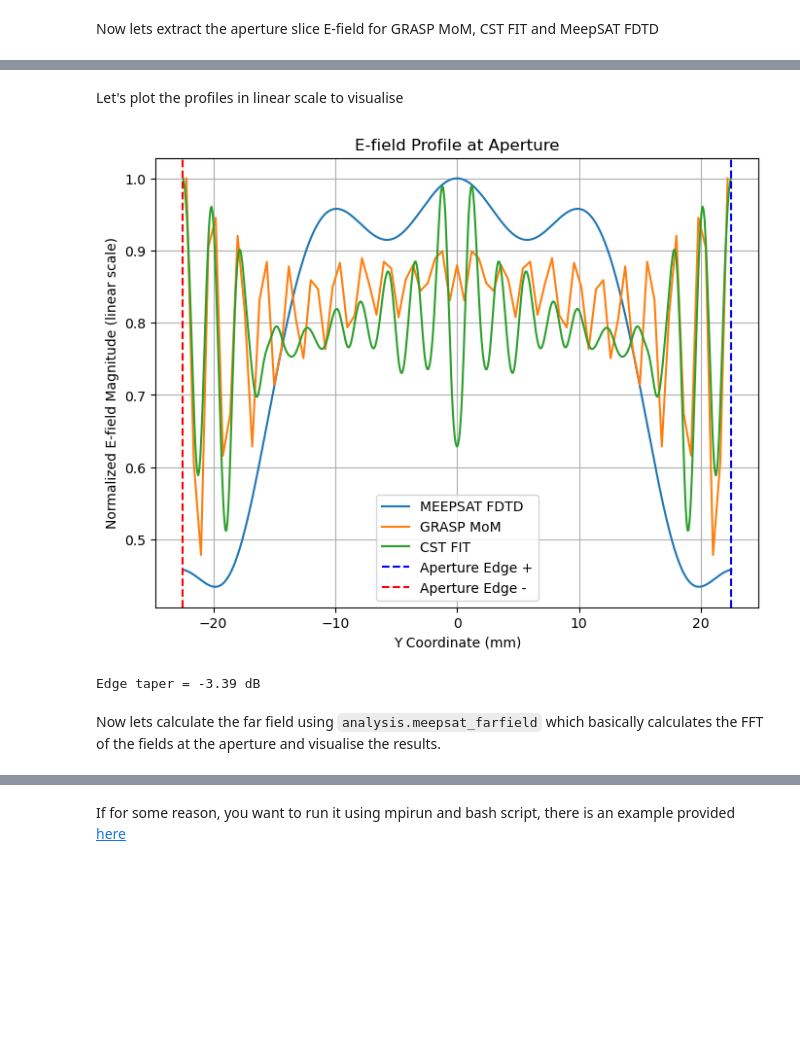
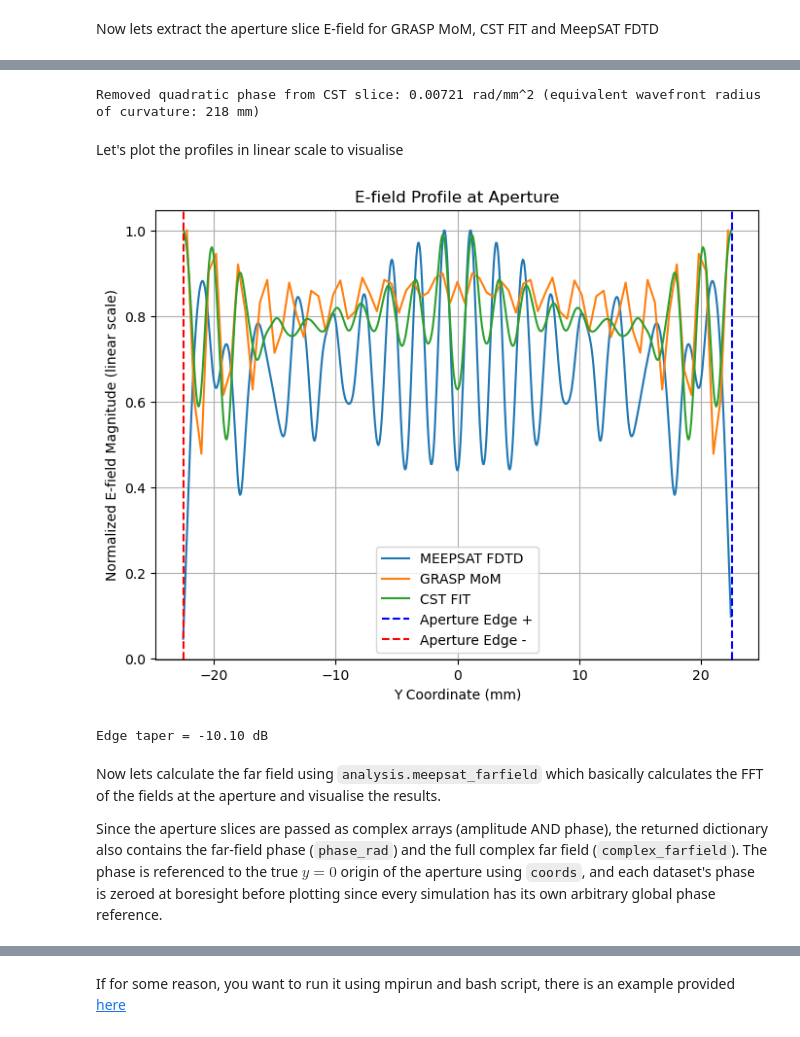
Before and after one commit to aa16oaslak/MeepSAT, a Jupyter notebook: examples/01_simple_single_lens_ARC.ipynb, the cells around one changed output, grey strips where cells are left out. Cells and saved outputs as stored; diff of their text form; code cells hidden in the pictures; blank space fills up the shorter version.

Commit message:
updating far field calculation to include the complex field

```diff
--- a/examples/01_simple_single_lens_ARC.ipynb
+++ b/examples/01_simple_single_lens_ARC.ipynb
@@ -47,7 +47,7 @@ freq_meep = 1.0 / (wvl * a)
 print("freq (meep units):", freq_meep)
 
 # Beam waist of the Gaussian beam (in mm)
-beam_waist = 1.45756792
+beam_waist = 1.1660
 
 # Edit the freq in the JSON file
 data["sources"]["source1"]["frequecy"] = freq_meep
@@ -597,7 +597,7 @@ zeropad = 15
 
 # Aperture radius (in mm)
 # Defines the physical extent of the aperture used for far-field calculation
-x_pos = -data["simulation"]["primary_params"]["cell_size"]["x"]/2 + 4 #data["apertures"]["aperture1"]["pos_x"]
+x_pos = data["apertures"]["aperture1"]["pos_x"] #-data["simulation"]["primary_params"]["cell_size"]["x"]/2 + 4 #data["apertures"]["aperture1"]["pos_x"]
 aperture_radius =  data["apertures"]["aperture1"]["diameter"]/2#data["simulation"]["primary_params"]["cell_size"]["y"]/2 #data["apertures"]["aperture1"]["diameter"]/2
 print(f"Aperture radius: {aperture_radius} mm")
 # %% [output]
@@ -647,3 +654,21 @@ aperture_slice_meepsat_dB = 10 * np.log10(aperture_slice_meepsat + 1e-20)  # in
+# %%
+# Optional: remove the residual quadratic phase (defocus) from the CST aperture slice.
+# Set refocus_cst = False to keep the raw CST field.
+refocus_cst = True
+
+if refocus_cst:
+    cst_phase = np.unwrap(np.angle(aperture_slice_cst))
+    cst_y = np.asarray(y_coords_cst, dtype=float)
+    # Fit the quadratic only over the well-illuminated part of the aperture
+    illuminated = np.abs(aperture_slice_cst) > 0.1
+    quad_coeff = np.polyfit(cst_y[illuminated], cst_phase[illuminated], 2)[0]
+    # Remove only the quadratic (defocus) term; keep tilt and global phase untouched
+    aperture_slice_cst = aperture_slice_cst * np.exp(-1j * quad_coeff * cst_y**2)
+    k_wave = 2 * np.pi / wvl_meep
+    print(f"Removed quadratic phase from CST slice: {quad_coeff:.5f} rad/mm^2 "
+          f"(equivalent wavefront radius of curvature: {k_wave/(2*quad_coeff):.0f} mm)")
+# %% [output]
+Removed quadratic phase from CST slice: 0.00721 rad/mm^2 (equivalent wavefront radius of curvature: 218 mm)
 # %% [markdown]
 Let's plot the profiles in linear scale to visualise
 # %%
@@ -653,46 +678,49 @@ plt.style.use('default')
 # Plot the efield profiles at the aperture for comparision
 plt.figure(figsize=(8, 6))
 
+# The slices are complex now, so plot their magnitude
 # MeepSAT aperture slice (normalized)
-plt.plot(y_coords_meepsat, aperture_slice_meepsat, label='MEEPSAT FDTD')
+plt.plot(y_coords_meepsat, np.abs(aperture_slice_meepsat), label='MEEPSAT FDTD')
 # GRASP MOM aperture slice (normalized)
-plt.plot(y_coords_grasp, aperture_slice_grasp_mom, label='GRASP MoM')
+plt.plot(y_coords_grasp, np.abs(aperture_slice_grasp_mom), label='GRASP MoM')
 # CST aperture slice (normalized)
-plt.plot(y_coords_cst, aperture_slice_cst, label='CST FIT')
+plt.plot(y_coords_cst, np.abs(aperture_slice_cst), label='CST FIT')
 
 plt.axvline(x=aperture_radius, color='blue', linestyle='--', label='Aperture Edge +')
 plt.axvline(x=-aperture_radius, color='red', linestyle='--', label='Aperture Edge -')
 plt.title('E-field Profile at Aperture')
 plt.xlabel('Y Coordinate (mm)')
 plt.ylabel('Normalized E-field Magnitude (linear scale)')
 plt.grid()
 plt.legend()
 
 # Save the figure
 save_dir = os.path.join('./../processed_data', 'simple_single_lens_ARC', f'{freq}GHz')
 os.makedirs(save_dir, exist_ok=True)
 plt.savefig(os.path.join(save_dir, 'aperture_efield_comparison.png'), dpi=300, bbox_inches='tight')
 
 # Save as a svg file for better quality in publications
 plt.savefig(os.path.join(save_dir, 'aperture_efield_comparison.svg'), dpi=300, bbox_inches='tight')
 
 plt.show()
 
 import numpy as np
 
 # Interpolate the normalized field at the aperture edge
 E_edge = np.interp(aperture_radius,
                    y_coords_meepsat,
-                   aperture_slice_meepsat)
+                   np.abs(aperture_slice_meepsat))
 
 ET_dB = 10 * np.log10(E_edge)
 
 print(f"Edge taper = {ET_dB:.2f} dB")
 # %% [output]
-[figure, old version]
+[figure, new version]
-Edge taper = -3.39 dB
+Edge taper = -10.10 dB
 # %% [markdown]
 Now lets calculate the far field using `analysis.meepsat_farfield` which basically calculates the FFT of the fields at the aperture and visualise the results.
+
+Since the aperture slices are passed as complex arrays (amplitude AND phase), the returned dictionary also contains the far-field phase (`phase_rad`) and the full complex far field (`complex_farfield`). The phase is referenced to the true $y=0$ origin of the aperture using `coords`, and each dataset's phase is zeroed at boresight before plotting since every simulation has its own arbitrary global phase reference.
 # %%
 meepsat_farfield_dict = analysis.meepsat_farfield(efield= aperture_slice_meepsat,
              coords= y_coords_meepsat,
```
Also changed, not shown: parts of 8 cells of this notebook, 2 other files.
